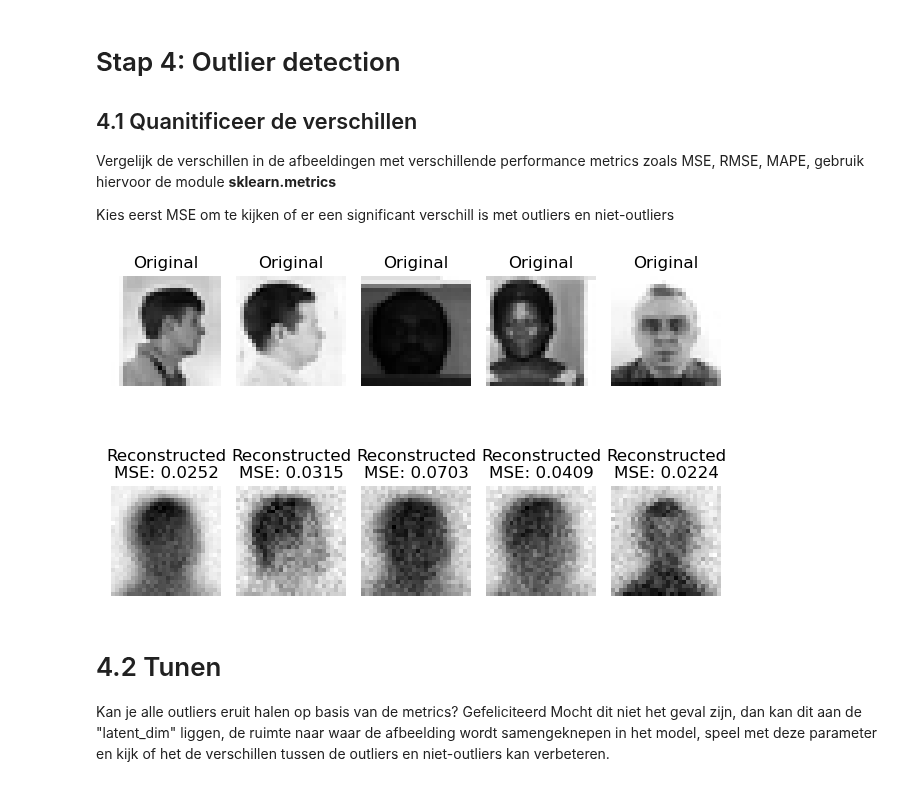
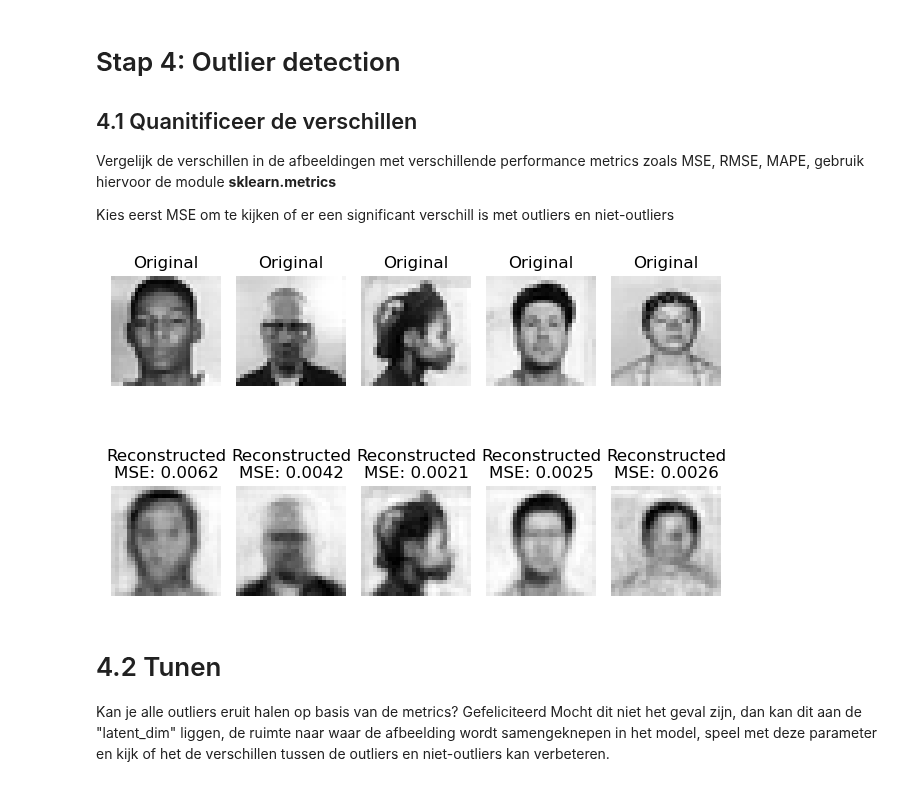
Before and after one commit to yanj27/Smart_Industry, a Jupyter notebook: College 3/Image outlier detection met de AutoEncoder - Les 3.ipynb, the cells around one changed output. Drawn from its saved outputs; the diff is of its cells as text; code cells hidden in the pictures.

```diff
--- a/College 3/Image outlier detection met de AutoEncoder - Les 3.ipynb
+++ b/College 3/Image outlier detection met de AutoEncoder - Les 3.ipynb
@@ -31,23 +31,23 @@ import os
 import random
 from sklearn.model_selection import train_test_split
 
-os.chdir("Subsample_image_data")
-# os.chdir("image_data")
+# os.chdir("Subsample_image_data")
+os.chdir("image_data")
 
 # os.chdir("Subsample_image_data__MACOSX")
 # os.chdir("image_data__MACOSX")
 os.listdir()
 
-image_name = '00001_3_F.png'
-image_name
+# image_name = '00001_3_F.png'
+# image_name
 
-image = cv2.imread(image_name, cv2.IMREAD_GRAYSCALE)
-# image.shape
-image = Image.fromarray(image)
-image
+# image = cv2.imread(image_name, cv2.IMREAD_GRAYSCALE)
+# # image.shape
+# image = Image.fromarray(image)
+# image
 
 
-# resize de image
-image = np.array((image.resize((28,28), Image.LANCZOS)))
-image.shape
+# # resize de image
+# image = np.array((image.resize((28,28), Image.LANCZOS)))
+# image.shape
 # %% [output]
@@ -135,5 +151,5 @@ def train_autoencoder(x_train, x_test, latent_dim, num_epochs):
 ## 2.1 Trainen
 Train het model met de functie hierboven, kies een lage waarde voor de epochs
 # %%
-model, loss_train, loss_test = train_autoencoder(x_train, x_test, 164, 5)
+model, loss_train, loss_test = train_autoencoder(x_train, x_test, 164, 150)
 # %% [output]
@@ -223,26 +246,26 @@ Kies eerst MSE om te kijken of er een significant verschill is met outliers en n
 # %%
 from sklearn.metrics import mean_squared_error
 
 for i in range(5):
         # Calculate MSE
-        mse = np.mean((x_val[i] - x_pred[i]) ** 2)
+        mse = mean_squared_error(x_val[i], x_pred[i])
 
         # Original
         plt.subplot(2, 5, i + 1)
         plt.imshow(x_val[i], cmap='gray')
         plt.title("Original")
         plt.axis('off')
 
         # Reconstructed
         plt.subplot(2, 5, i + 1 + 5)
         plt.imshow(x_pred[i], cmap='gray')
         plt.title(f"Reconstructed\nMSE: {mse:.4f}")
         plt.axis('off')
 
 plt.tight_layout()
 plt.show()
 # %% [output]
-[figure, old version]
+[figure, new version]
 # %% [markdown]
 # 4.2 Tunen
 Kan je alle outliers eruit halen op basis van de metrics? Gefeliciteerd
```
Also changed, not shown: parts of 8 cells of this notebook.
